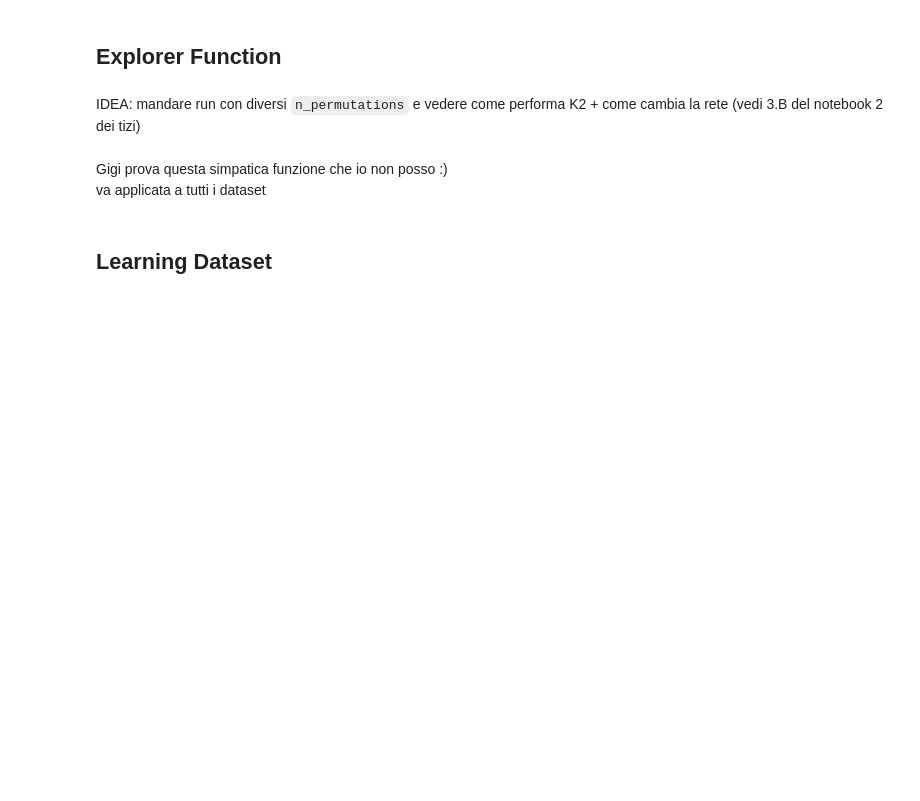
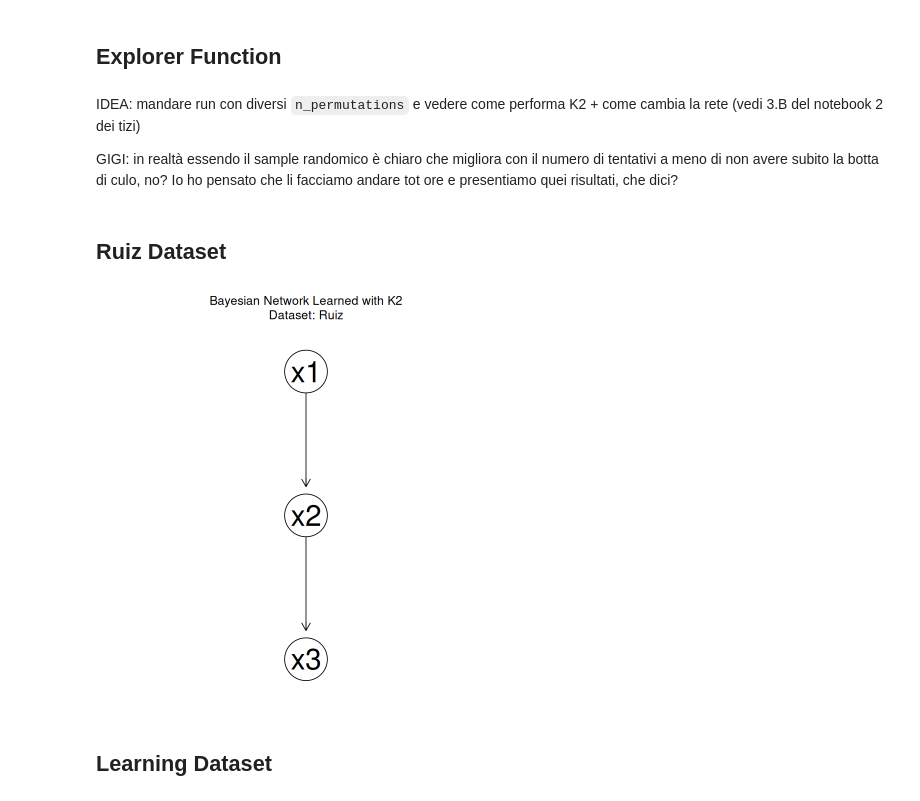
Before and after one commit to sofiadilucia/Bayesian-Networks, a Jupyter notebook: k2_algo.ipynb, the cells around one changed output. Cells and saved outputs as stored; diff of their text form; code cells hidden in the pictures; blank space fills up the shorter version.

```diff
--- a/k2_algo.ipynb
+++ b/k2_algo.ipynb
@@ -171,6 +177,9 @@ k2 <- function(dataset, nodes.order, upperbound) {
 ## Explorer Function
 # %% [markdown]
 IDEA: mandare run con diversi `n_permutations` e vedere come performa K2 + come cambia la rete (vedi 3.B del notebook 2 dei tizi)
+
+GIGI: in realtà essendo il sample randomico è chiaro che migliora con il numero di tentativi a meno di non avere subito la botta di culo, no?
+Io ho pensato che li facciamo andare tot ore e presentiamo quei risultati, che dici?
 # %%
 explo_scorer_single <- function(dataset, n_permutations = 1000, upperbound=2) {
   start <- Sys.time()
@@ -252,6 +261,4 @@ explo_scorer <- function(dataset, n_permutations = 1000, upperbound=2) {
 
   return(list('dag' = results[[idx]]$dag, 'order' = results[[idx]]$order, 'exec_time' = execution.time, 'score' = max.score))  # SOFIA
 }
-# %% [markdown]
-Gigi prova questa simpatica funzione che io non posso :) <br> va applicata a tutti i dataset
 # %%
@@ -275,6 +282,12 @@ best.net <- function(data, n_permutations = 1000, upperbound=2) {
 
     return(result)
 }
+# %% [markdown]
+## Ruiz Dataset
+# %%
+ruiz.result <- best.net(dataset("ruiz"), n_permutations = 1, upperbound = 2, "Ruiz")
+# %% [output]
+[figure, added]
 # %% [markdown]
 ## Learning Dataset
 # %%
```
Also changed, not shown: parts of 15 cells of this notebook.
